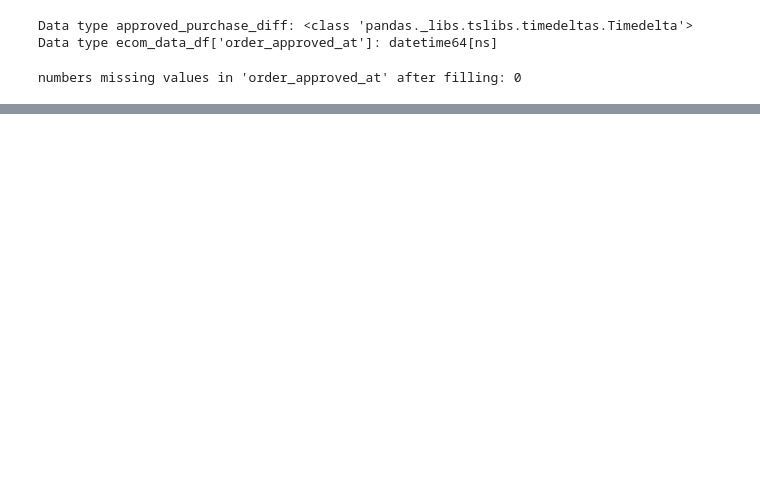
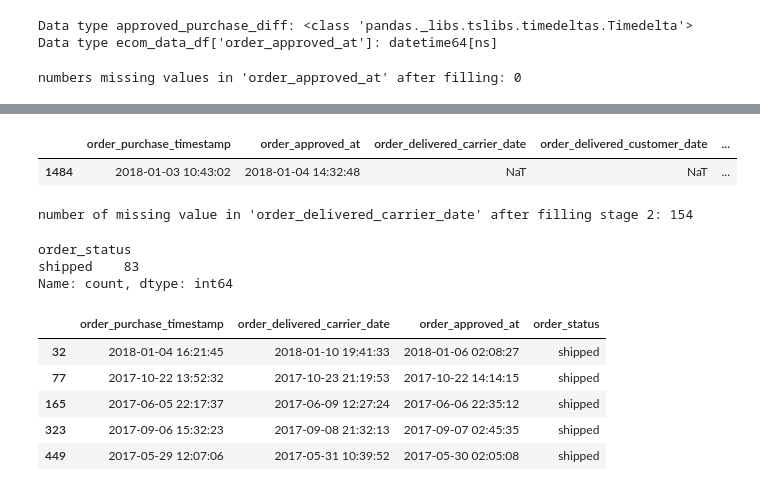
Before and after one commit to RizkiRdm/Olist-E-commerce-Performance-Analysis, a Jupyter notebook: notebooks/data_cleaning.ipynb, the cells around one changed output, grey strips where cells are left out. Cells and saved outputs as stored; diff of their text form; code cells hidden in the pictures; blank space fills up the shorter version.

```diff
--- a/notebooks/data_cleaning.ipynb
+++ b/notebooks/data_cleaning.ipynb
@@ -710,0 +822,15 @@ numbers missing values in 'order_approved_at' after filling: 0
+# %%
+display(
+    shipped_missing_carrier[
+        [
+            "order_purchase_timestamp",
+            "order_approved_at",
+            "order_delivered_carrier_date",
+            "order_delivered_customer_date",
+            "order_estimated_delivery_date",
+        ]
+    ]
+)
+# %% [output]
+|  | order_purchase_timestamp | order_approved_at | order_delivered_carrier_date | order_delivered_customer_date | ... |
+| 1484 | 2018-01-03 10:43:02 | 2018-01-04 14:32:48 | NaT | NaT | ... |
@@ -710,0 +845,6 @@ numbers missing values in 'order_approved_at' after filling: 0
+# %%
+print(
+    f"number of missing value in 'order_delivered_carrier_date' after filling stage 2: {ecom_data_df['order_delivered_carrier_date'].isnull().sum()}"
+)
+# %% [output]
+number of missing value in 'order_delivered_carrier_date' after filling stage 2: 154
@@ -710,0 +859,23 @@ numbers missing values in 'order_approved_at' after filling: 0
+# %%
+shipped_missing_carrier = ecom_data_df[ecom_data_df["order_status"] == "shipped"]
+display(shipped_missing_carrier["order_status"].value_counts(dropna=False))
+display(
+    shipped_missing_carrier[
+        [
+            "order_purchase_timestamp",
+            "order_delivered_carrier_date",
+            "order_approved_at",
+            "order_status",
+        ]
+    ].head()
+)
+# %% [output]
+order_status
+shipped    83
+Name: count, dtype: int64
+|  | order_purchase_timestamp | order_delivered_carrier_date | order_approved_at | order_status |
+| 32 | 2018-01-04 16:21:45 | 2018-01-10 19:41:33 | 2018-01-06 02:08:27 | shipped |
+| 77 | 2017-10-22 13:52:32 | 2017-10-23 21:19:53 | 2017-10-22 14:14:15 | shipped |
+| 165 | 2017-06-05 22:17:37 | 2017-06-09 12:27:24 | 2017-06-06 22:35:12 | shipped |
+| 323 | 2017-09-06 15:32:23 | 2017-09-08 21:32:13 | 2017-09-07 02:45:35 | shipped |
+| 449 | 2017-05-29 12:07:06 | 2017-05-31 10:39:52 | 2017-05-30 02:05:08 | shipped |
```
Also changed, not shown: parts of 19 cells of this notebook.
